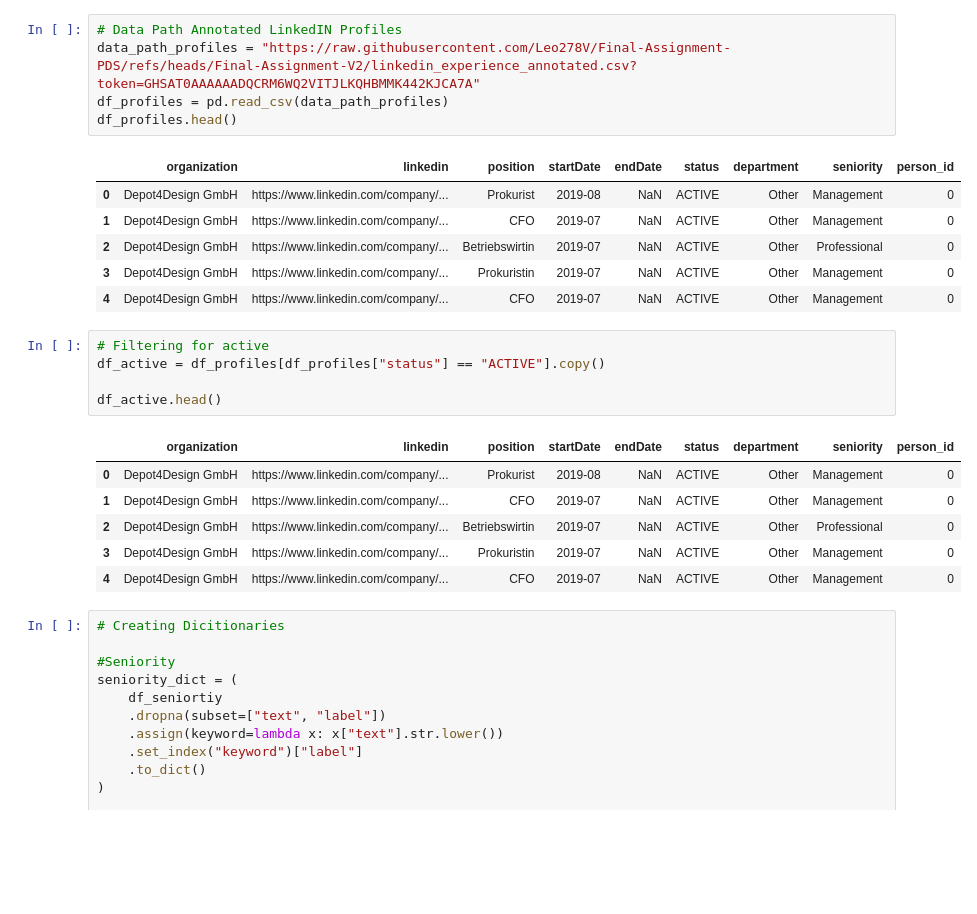
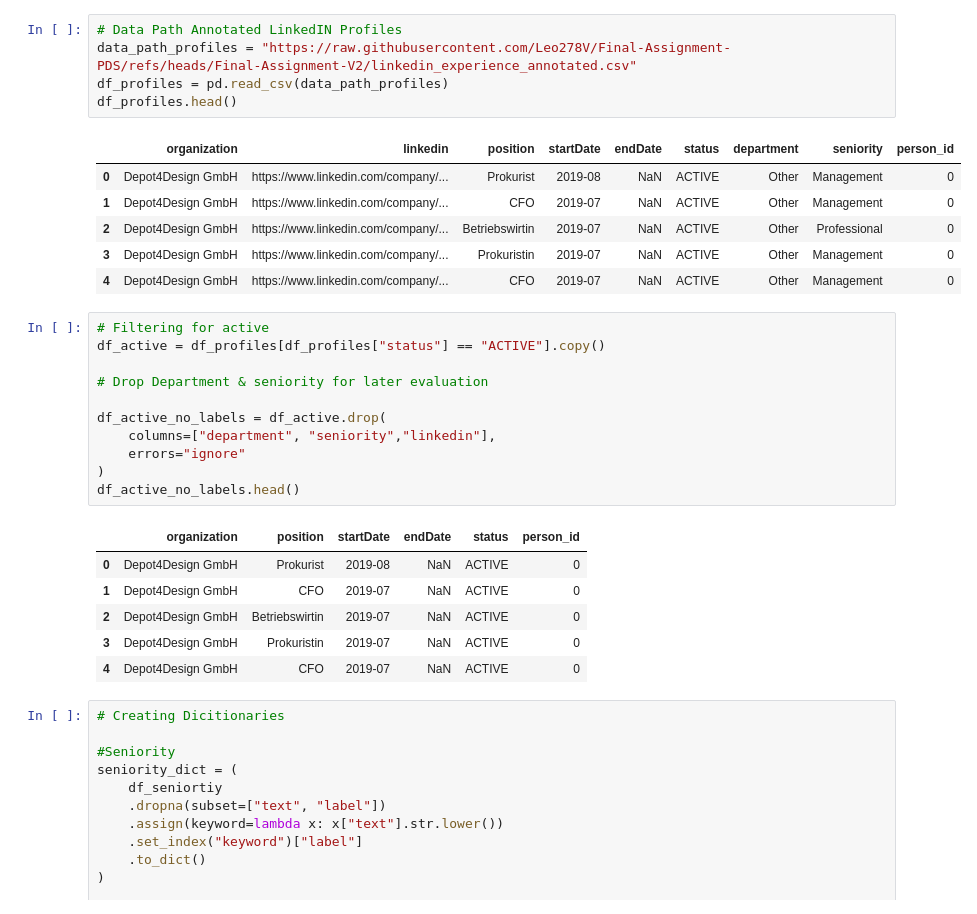
Before and after one commit to Leo278V/Final-Assignment-PDS, a Jupyter notebook: Final-Assignment-V2.ipynb, the cells around one changed output. Drawn from its saved outputs; the diff is of its cells as text; blank space fills up the shorter version.

```diff
--- a/Final-Assignment-V2.ipynb
+++ b/Final-Assignment-V2.ipynb
@@ -31,7 +31,7 @@ df_seniortiy.head()
 | 4 | Applications Engineer | Senior |
 # %%
 # Data Path Annotated LinkedIN Profiles
-data_path_profiles = "https://raw.githubusercontent.com/Leo278V/Final-Assignment-PDS/refs/heads/Final-Assignment-V2/linkedin_experience_annotated.csv?token=GHSAT0AAAAAADQCRM6WQ2VITJLKQHBMMK442KJCA7A"
+data_path_profiles = "https://raw.githubusercontent.com/Leo278V/Final-Assignment-PDS/refs/heads/Final-Assignment-V2/linkedin_experience_annotated.csv"
 df_profiles = pd.read_csv(data_path_profiles)
 df_profiles.head()
 # %% [output]
@@ -44,15 +44,21 @@ df_profiles.head()
 # %%
 # Filtering for active
 df_active = df_profiles[df_profiles["status"] == "ACTIVE"].copy()
 
-df_active.head()
+# Drop Department & seniority for later evaluation
+
+df_active_no_labels = df_active.drop(
+    columns=["department", "seniority","linkedin"],
+    errors="ignore"
+)
+df_active_no_labels.head()
 # %% [output]
-|  | organization | linkedin | position | startDate | endDate | status | department | seniority | person_id |
-| 0 | Depot4Design GmbH | https://www.linkedin.com/company/... | Prokurist | 2019-08 | NaN | ACTIVE | Other | Management | 0 |
-| 1 | Depot4Design GmbH | https://www.linkedin.com/company/... | CFO | 2019-07 | NaN | ACTIVE | Other | Management | 0 |
-| 2 | Depot4Design GmbH | https://www.linkedin.com/company/... | Betriebswirtin | 2019-07 | NaN | ACTIVE | Other | Professional | 0 |
-| 3 | Depot4Design GmbH | https://www.linkedin.com/company/... | Prokuristin | 2019-07 | NaN | ACTIVE | Other | Management | 0 |
-| 4 | Depot4Design GmbH | https://www.linkedin.com/company/... | CFO | 2019-07 | NaN | ACTIVE | Other | Management | 0 |
+|  | organization | position | startDate | endDate | status | person_id |
+| 0 | Depot4Design GmbH | Prokurist | 2019-08 | NaN | ACTIVE | 0 |
+| 1 | Depot4Design GmbH | CFO | 2019-07 | NaN | ACTIVE | 0 |
+| 2 | Depot4Design GmbH | Betriebswirtin | 2019-07 | NaN | ACTIVE | 0 |
+| 3 | Depot4Design GmbH | Prokuristin | 2019-07 | NaN | ACTIVE | 0 |
+| 4 | Depot4Design GmbH | CFO | 2019-07 | NaN | ACTIVE | 0 |
 # %%
 # Creating Dicitionaries
 
```
Also changed, not shown: parts of 8 cells of this notebook.
